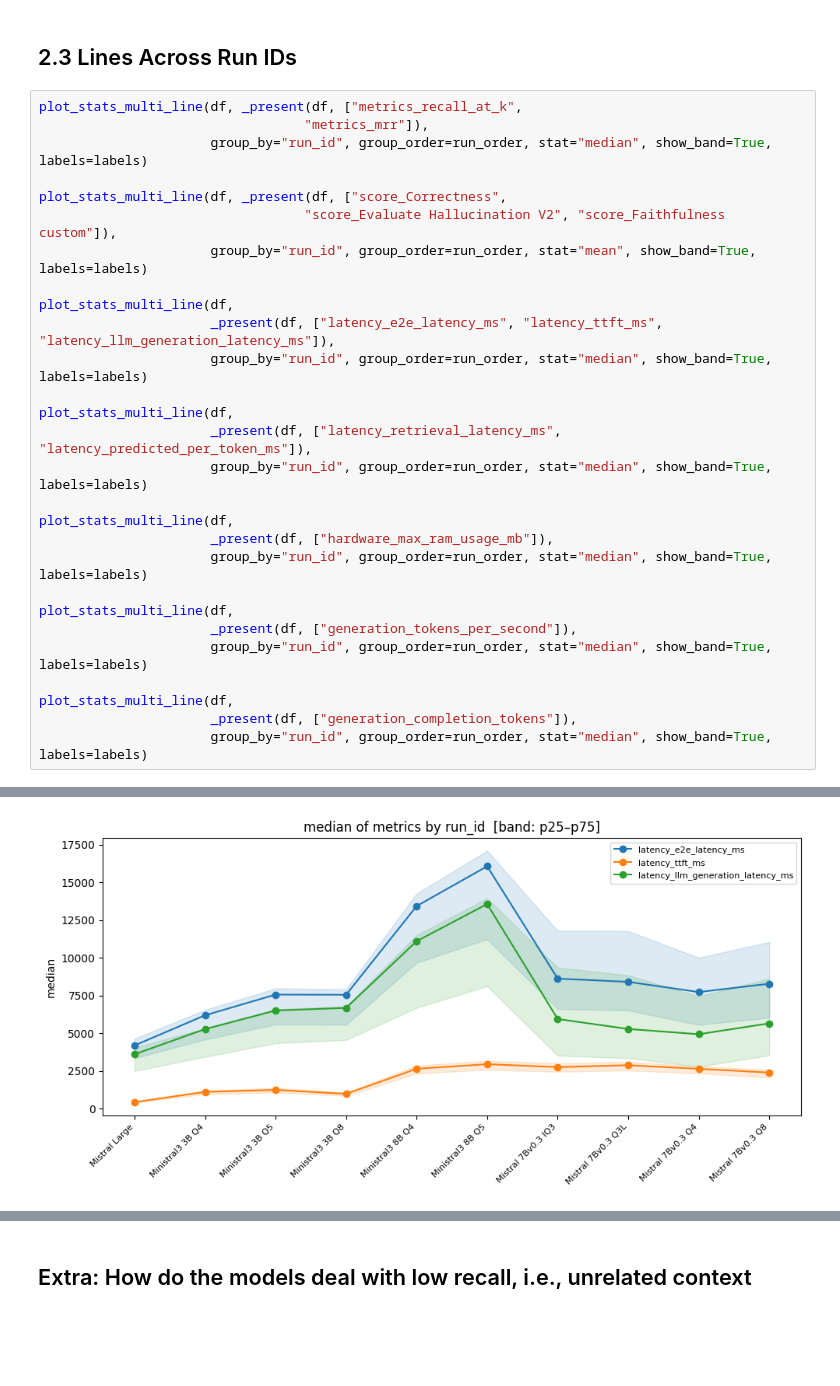
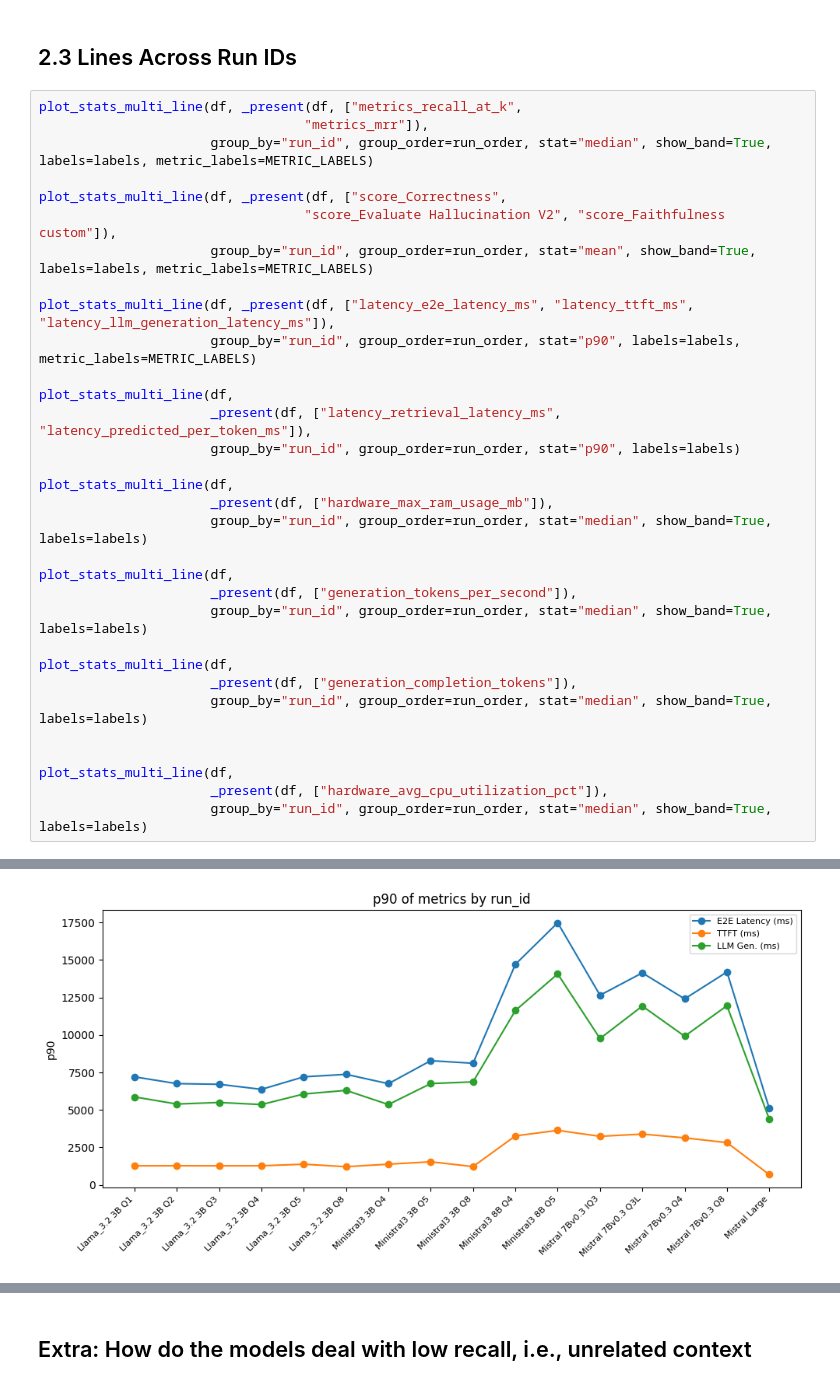
Before and after one commit to n-ploch/on-device-rag-performance, a Jupyter notebook: notebooks/01_explore_metrics.ipynb, the cells around one changed output, grey strips where cells are left out. Saved outputs shown, nothing was run; the diff lists cells and outputs as text; blank space fills up the shorter version.

```diff
--- a/notebooks/01_explore_metrics.ipynb
+++ b/notebooks/01_explore_metrics.ipynb
@@ -332,19 +346,18 @@ plot_boxplots(df, GENERATION_QUALITY_COLS,
 # %%
 plot_stats_multi_line(df, _present(df, ["metrics_recall_at_k",
                                   "metrics_mrr"]),
-                      group_by="run_id", group_order=run_order, stat="median", show_band=True, labels=labels)
+                      group_by="run_id", group_order=run_order, stat="median", show_band=True, labels=labels, metric_labels=METRIC_LABELS)
 
 plot_stats_multi_line(df, _present(df, ["score_Correctness",
                                   "score_Evaluate Hallucination V2", "score_Faithfulness custom"]),
-                      group_by="run_id", group_order=run_order, stat="mean", show_band=True, labels=labels)
+                      group_by="run_id", group_order=run_order, stat="mean", show_band=True, labels=labels, metric_labels=METRIC_LABELS)
 
-plot_stats_multi_line(df,
-                      _present(df, ["latency_e2e_latency_ms", "latency_ttft_ms", "latency_llm_generation_latency_ms"]),
-                      group_by="run_id", group_order=run_order, stat="median", show_band=True, labels=labels)
+plot_stats_multi_line(df, _present(df, ["latency_e2e_latency_ms", "latency_ttft_ms", "latency_llm_generation_latency_ms"]),
+                      group_by="run_id", group_order=run_order, stat="p90", labels=labels, metric_labels=METRIC_LABELS)
 
 plot_stats_multi_line(df,
                       _present(df, ["latency_retrieval_latency_ms", "latency_predicted_per_token_ms"]),
-                      group_by="run_id", group_order=run_order, stat="median", show_band=True, labels=labels)
+                      group_by="run_id", group_order=run_order, stat="p90", labels=labels)
 
 plot_stats_multi_line(df,
                       _present(df, ["hardware_max_ram_usage_mb"]),
@@ -357,4 +370,9 @@ plot_stats_multi_line(df,
 plot_stats_multi_line(df,
                       _present(df, ["generation_completion_tokens"]),
                       group_by="run_id", group_order=run_order, stat="median", show_band=True, labels=labels)
+
+
+plot_stats_multi_line(df,
+                      _present(df, ["hardware_avg_cpu_utilization_pct"]),
+                      group_by="run_id", group_order=run_order, stat="median", show_band=True, labels=labels)
 # %% [output]
@@ -363 +381 @@ plot_stats_multi_line(df,
-[figure, old version]
+[figure, new version]
```
Also changed, not shown: parts of 25 cells of this notebook.
